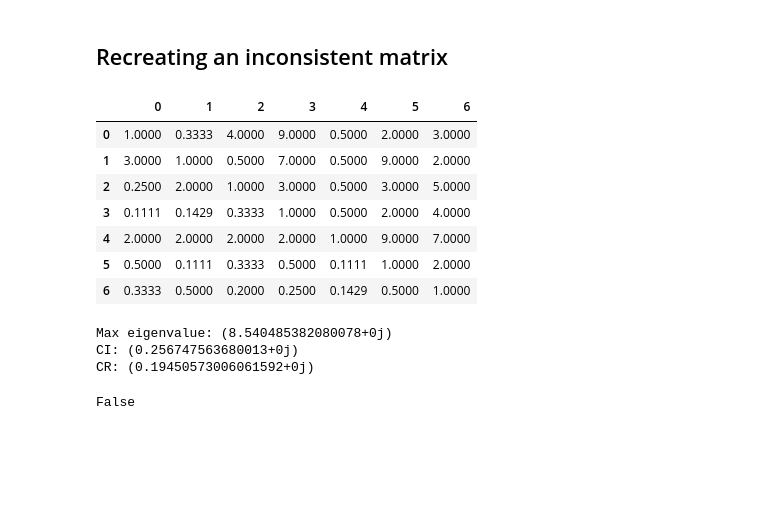
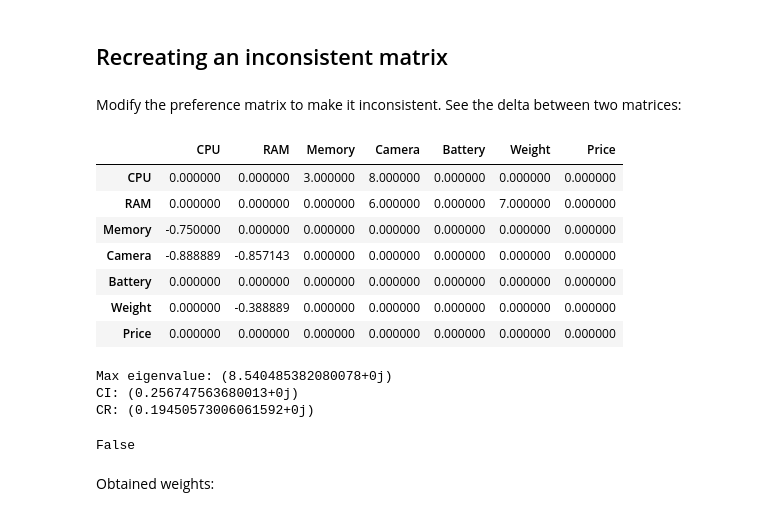
Before and after one commit to BbqGamer/decision-analysis, a Jupyter notebook: ahp.ipynb, the cells around one changed output. Cells and saved outputs as stored; diff of their text form; code cells hidden in the pictures; blank space fills up the shorter version.

```diff
--- a/ahp.ipynb
+++ b/ahp.ipynb
@@ -155,35 +157,41 @@ CR: (0.07084261295363749+0j)
 True
 # %% [markdown]
 ## Recreating an inconsistent matrix
+# %%
+Ac = A
+# %% [markdown]
+Modify the preference matrix to make it inconsistent. See the delta between two matrices:
 # %%
 A = np.array(
     [  # C  R  S  C	 B  W, P
         [1, 0, 4, 9, 0, 2, 3],  # CPU
         [3, 1, 0, 7, 0, 9, 2],  # RAM
         [0, 2, 1, 3, 0, 3, 5],  # Storage
         [0, 0, 0, 1, 0, 2, 4],  # Camera
         [2, 2, 2, 2, 1, 9, 7],  # Battery
         [0, 0, 0, 0, 0, 1, 2],  # Weight
         [0, 0, 0, 0, 0, 0, 1],  # Price
     ],
     np.float32,
 )
 
 for m in range(A.shape[0]):
     for n in range(A.shape[1]):
         if A[m, n] == 0:
             A[m, n] = 1 / A[n, m]
 
-pd.DataFrame(A)
+pd.DataFrame(A - Ac, columns=header, index=header).style.map(
+    lambda value: "color: green" if value > 0 else None
+)
 # %% [output]
-|  | 0 | 1 | 2 | 3 | 4 | 5 | 6 |
-| 0 | 1.0000 | 0.3333 | 4.0000 | 9.0000 | 0.5000 | 2.0000 | 3.0000 |
-| 1 | 3.0000 | 1.0000 | 0.5000 | 7.0000 | 0.5000 | 9.0000 | 2.0000 |
-| 2 | 0.2500 | 2.0000 | 1.0000 | 3.0000 | 0.5000 | 3.0000 | 5.0000 |
-| 3 | 0.1111 | 0.1429 | 0.3333 | 1.0000 | 0.5000 | 2.0000 | 4.0000 |
-| 4 | 2.0000 | 2.0000 | 2.0000 | 2.0000 | 1.0000 | 9.0000 | 7.0000 |
-| 5 | 0.5000 | 0.1111 | 0.3333 | 0.5000 | 0.1111 | 1.0000 | 2.0000 |
-| 6 | 0.3333 | 0.5000 | 0.2000 | 0.2500 | 0.1429 | 0.5000 | 1.0000 |
+|  | CPU | RAM | Memory | Camera | Battery | Weight | Price |
+| CPU | 0.000000 | 0.000000 | 3.000000 | 8.000000 | 0.000000 | 0.000000 | 0.000000 |
+| RAM | 0.000000 | 0.000000 | 0.000000 | 6.000000 | 0.000000 | 7.000000 | 0.000000 |
+| Memory | -0.750000 | 0.000000 | 0.000000 | 0.000000 | 0.000000 | 0.000000 | 0.000000 |
+| Camera | -0.888889 | -0.857143 | 0.000000 | 0.000000 | 0.000000 | 0.000000 | 0.000000 |
+| Battery | 0.000000 | 0.000000 | 0.000000 | 0.000000 | 0.000000 | 0.000000 | 0.000000 |
+| Weight | 0.000000 | -0.388889 | 0.000000 | 0.000000 | 0.000000 | 0.000000 | 0.000000 |
+| Price | 0.000000 | 0.000000 | 0.000000 | 0.000000 | 0.000000 | 0.000000 | 0.000000 |
 # %%
 is_consistent(A, RI_7)
 # %% [output]
@@ -191,3 +199,5 @@ Max eigenvalue: (8.540485382080078+0j)
 CI: (0.256747563680013+0j)
 CR: (0.19450573006061592+0j)
 False
+# %% [markdown]
+Obtained weights:
```
Also changed, not shown: parts of 11 cells of this notebook.
